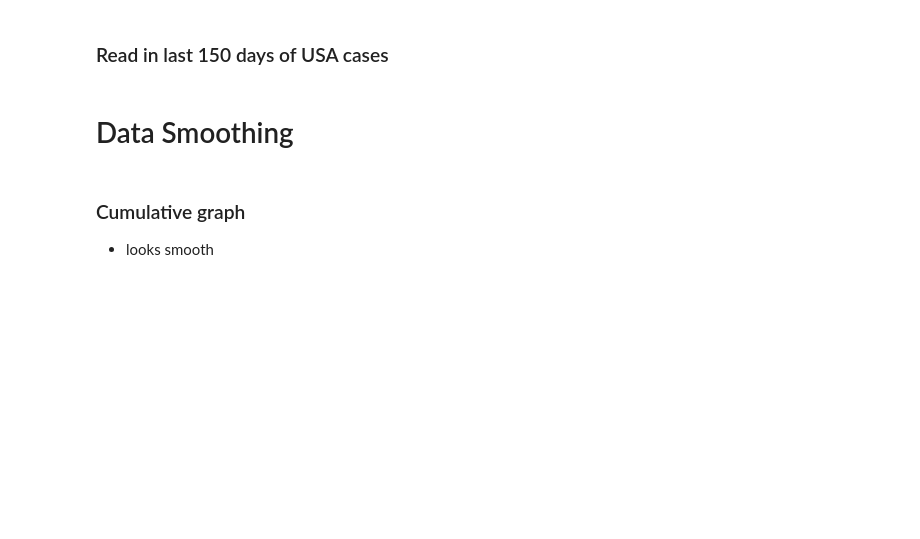
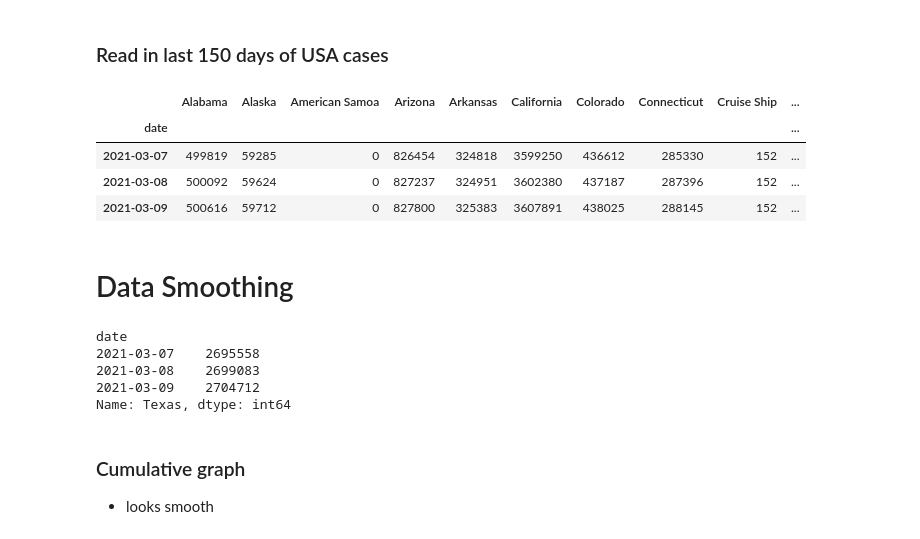
Before and after one commit to jdwrhodes/Projects, a Jupyter notebook: Modeling_covid_cases_and_deaths_Tutorial.ipynb, the cells around one changed output. Cells and saved outputs as stored; diff of their text form; code cells hidden in the pictures; blank space fills up the shorter version.

```diff
--- a/Modeling_covid_cases_and_deaths_Tutorial.ipynb
+++ b/Modeling_covid_cases_and_deaths_Tutorial.ipynb
@@ -22,17 +22,30 @@
 # %%
 import numpy as np
 import pandas as pd
 import matplotlib.pyplot as plt
+#plt.style.use('default')
 plt.style.use('dashboard.mplstyle')
 pd.set_option('display.max_columns', None)
 
-usa_cases = pd.read_csv('data/usa_cases.csv').iloc[-150:]
+usa_cases = pd.read_csv('data/usa_cases.csv', index_col='date', parse_dates=['date']).iloc[-150:]
 usa_cases.tail(3)
+# %% [output]
+|  | Alabama | Alaska | American Samoa | Arizona | Arkansas | California | Colorado | Connecticut | Cruise Ship | ... |
+| date |  |  |  |  |  |  |  |  |  | ... |
+| 2021-03-07 | 499819 | 59285 | 0 | 826454 | 324818 | 3599250 | 436612 | 285330 | 152 | ... |
+| 2021-03-08 | 500092 | 59624 | 0 | 827237 | 324951 | 3602380 | 437187 | 287396 | 152 | ... |
+| 2021-03-09 | 500616 | 59712 | 0 | 827800 | 325383 | 3607891 | 438025 | 288145 | 152 | ... |
 # %% [markdown]
 # Data Smoothing
 # %%
 texas = usa_cases['Texas']
 texas.tail(3)
+# %% [output]
+date
+2021-03-07    2695558
+2021-03-08    2699083
+2021-03-09    2704712
+Name: Texas, dtype: int64
 # %% [markdown]
 ### Cumulative graph
 
```
Also changed, not shown: parts of 19 cells of this notebook, 2 other files.
